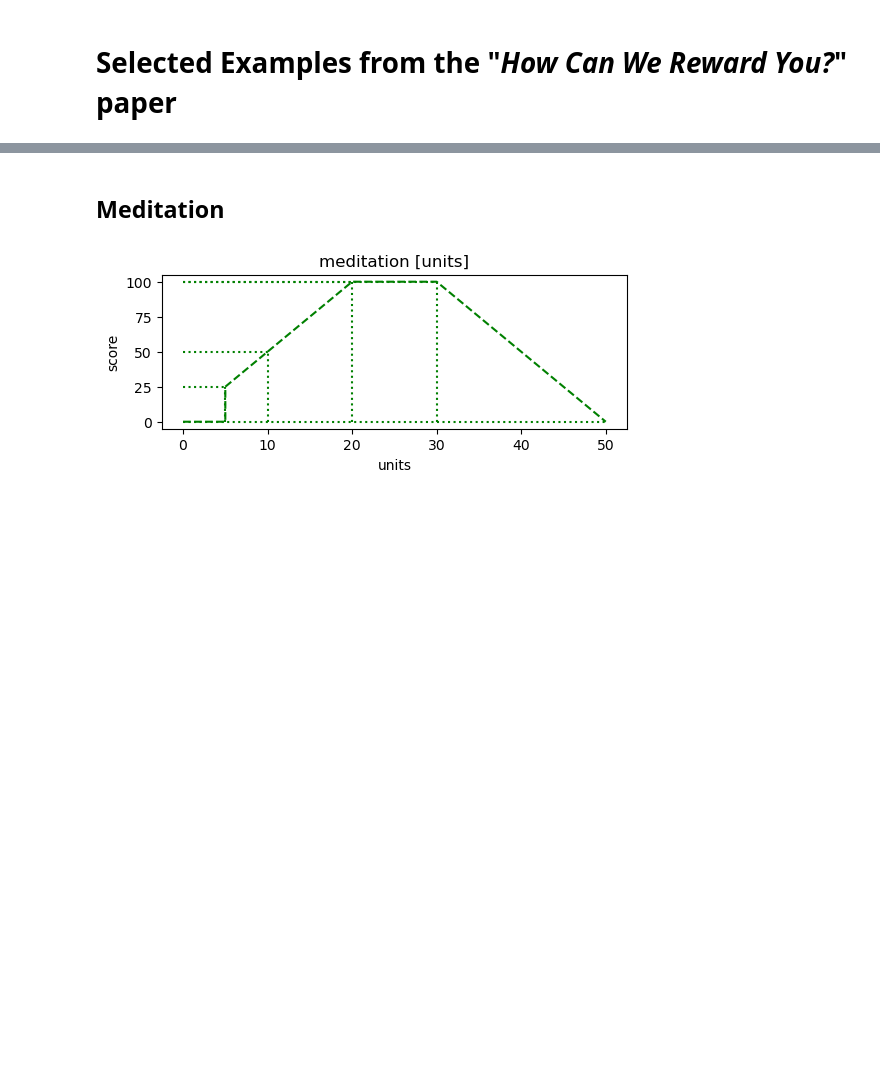
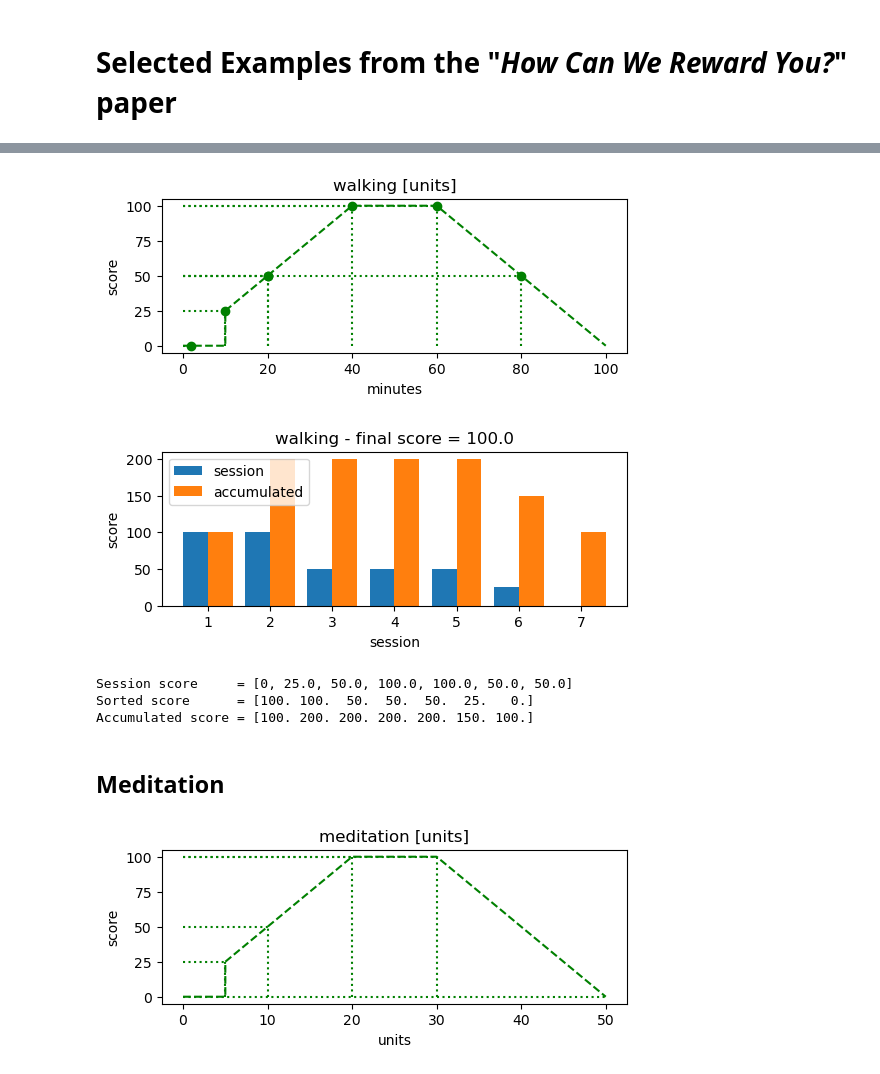
Before and after one commit to Capable-project/rewards, a Jupyter notebook: algorithm/rewards.ipynb, the cells around one changed output, grey strips where cells are left out. Drawn from its saved outputs; the diff is of its cells as text; code cells hidden in the pictures; blank space fills up the shorter version.

```diff
--- a/algorithm/rewards.ipynb
+++ b/algorithm/rewards.ipynb
@@ -9,3 +18,14 @@ from score import Score, Compliance
+# %%
+sessions = [2, 10, 20, 40, 60, 80, 20]
+walking.plot_session_score(sessions, show_labels=False)
+walking.plot_total_score(sessions)
+walking.print_total_score(sessions)
+# %% [output]
+[figure, added]
+[figure, added]
+Session score     = [0, 25.0, 50.0, 100.0, 100.0, 50.0, 50.0]
+Sorted score      = [100. 100.  50.  50.  50.  25.   0.]
+Accumulated score = [100. 200. 200. 200. 200. 150. 100.]
 # %% [markdown]
 ## Meditation
 # %%
```
Also changed, not shown: parts of 3 cells of this notebook, 2 other files.
